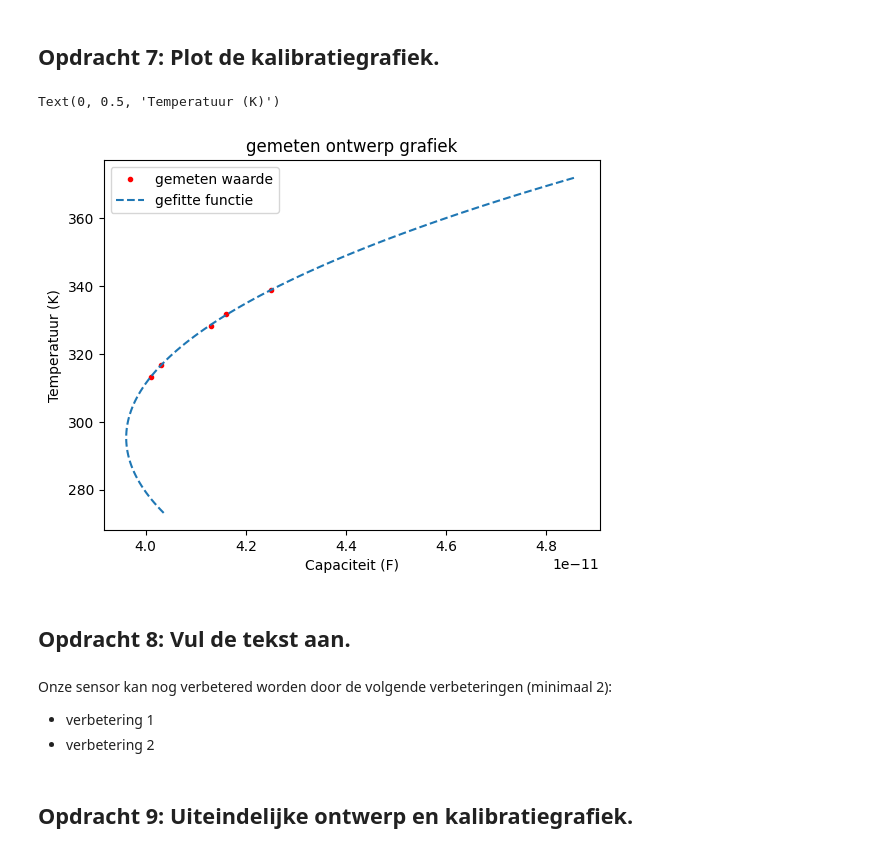
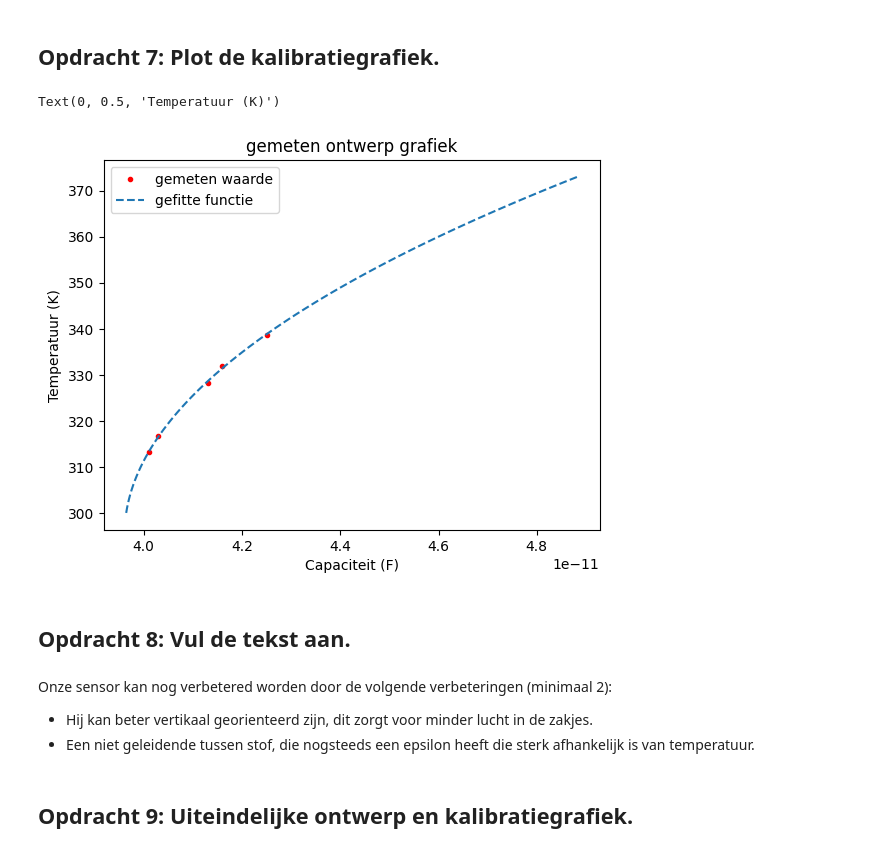
Before and after one commit to AAAGomperts/opdrachten-DEF-D, a Jupyter notebook: FysiekeOntwerpopdrachten/2OntwerpEenSensorCondensator/DEFOntwerpopdracht2OntwerpEenSensorInvulTemplate.ipynb, the cells around one changed output. Saved outputs shown, nothing was run; the diff lists cells and outputs as text; code cells hidden in the pictures.

```diff
--- a/FysiekeOntwerpopdrachten/2OntwerpEenSensorCondensator/DEFOntwerpopdracht2OntwerpEenSensorInvulTemplate.ipynb
+++ b/FysiekeOntwerpopdrachten/2OntwerpEenSensorCondensator/DEFOntwerpopdracht2OntwerpEenSensorInvulTemplate.ipynb
@@ -152,33 +152,33 @@ plt.show()
 # %%
 # Plot hier je gemeten kalibratiegrafiek en plot in dezelfde figuur ook je verwachte ontwerpgrafiek.
 from scipy.optimize import curve_fit
 
 gemeten_capaciteit = np.array([42.5,41.6,41.3,40.3,40.1]) * 10**-12
 gemeten_temp = np.array([65.6,58.7,55,43.6,40]) + 273.15
 
 def capaciteit_water_fit(T,a,b,c):
     return (a-b*T+c*(T**2))*epsilon0*oppervlakte/dikte
 
 value_a, fout_a = curve_fit(capaciteit_water_fit, gemeten_temp, gemeten_capaciteit)
 
-T_fit = np.arange(273.15,373.15)
+T_fit = np.arange(300,373.15)
 
 plt.title("gemeten ontwerp grafiek")
 plt.plot(gemeten_capaciteit, gemeten_temp, "r.", label="gemeten waarde")
 plt.plot(capaciteit_water_fit(T_fit,*value_a), T_fit,"--",label="gefitte functie")
 plt.legend()
 plt.xlabel("Capaciteit (F)")
 plt.ylabel("Temperatuur (K)")
 # %% [output]
 Text(0, 0.5, 'Temperatuur (K)')
-[figure, old version]
+[figure, new version]
 # %% [markdown]
 ## Opdracht 8: Vul de tekst aan.
-# %% [markdown]
-Onze sensor kan nog verbetered worden door de volgende verbeteringen (minimaal 2):
-
-* verbetering 1
-* verbetering 2
+# %% [markdown]
+Onze sensor kan nog verbetered worden door de volgende verbeteringen (minimaal 2):
+
+* Hij kan beter vertikaal georienteerd zijn, dit zorgt voor minder lucht in de zakjes.
+* Een niet geleidende tussen stof, die nogsteeds een epsilon heeft die sterk afhankelijk is van temperatuur.
 # %% [markdown]
 ## Opdracht 9: Uiteindelijke ontwerp en kalibratiegrafiek.
 # %% [markdown]
```
Also changed, not shown: parts of 13 cells of this notebook, 5 other files.
